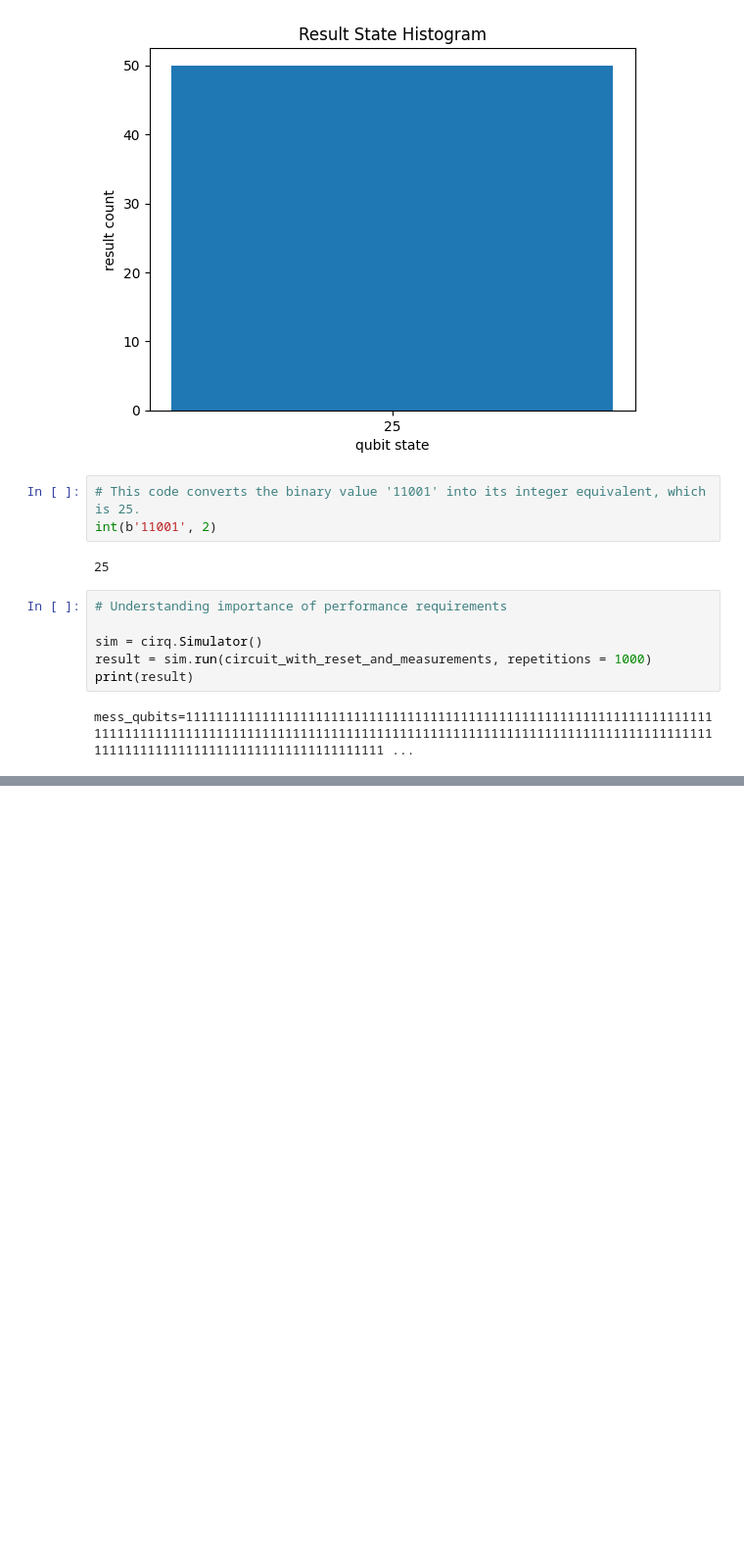
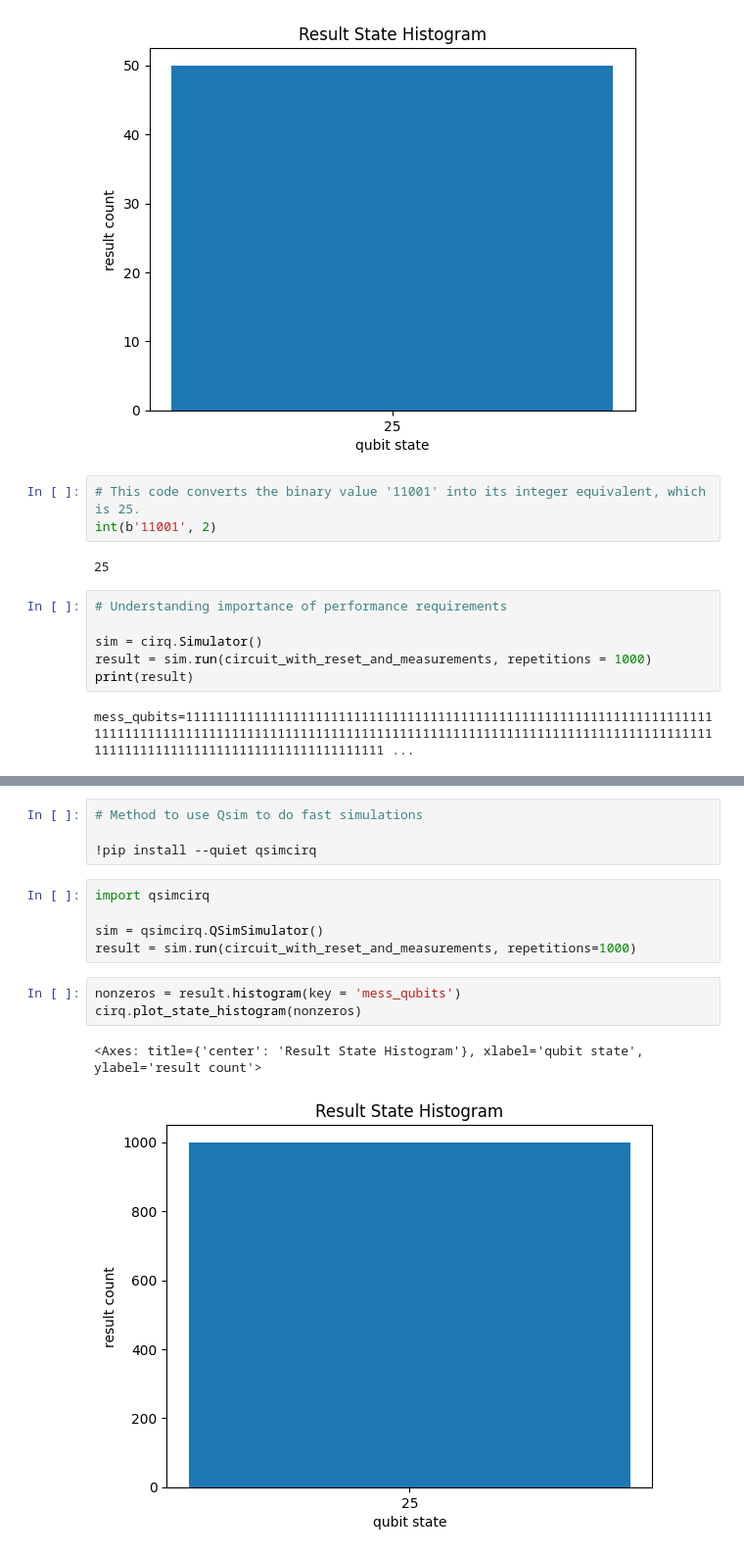
Before and after one commit to BarnaliBhowmik/NeuroQuanta, a Jupyter notebook: Quantum_Programming_with_Cirq.ipynb, the cells around one changed output, grey strips where cells are left out. Shown: that part at 98% size. Cells and saved outputs as stored; diff of their text form; blank space fills up the shorter version.

```diff
--- a/Quantum_Programming_with_Cirq.ipynb
+++ b/Quantum_Programming_with_Cirq.ipynb
@@ -760,0 +767,15 @@ mess_qubits=11111111111111111111111111111111111111111111111111111111111111111111
+# %%
+# Method to use Qsim to do fast simulations
+
+!pip install --quiet qsimcirq
+# %%
+import qsimcirq
+
+sim = qsimcirq.QSimSimulator()
+result = sim.run(circuit_with_reset_and_measurements, repetitions=1000)
+# %%
+nonzeros = result.histogram(key = 'mess_qubits')
+cirq.plot_state_histogram(nonzeros)
+# %% [output]
+<Axes: title={'center': 'Result State Histogram'}, xlabel='qubit state', ylabel='result count'>
+[figure, added]
```
Also changed, not shown: parts of 11 cells of this notebook.
